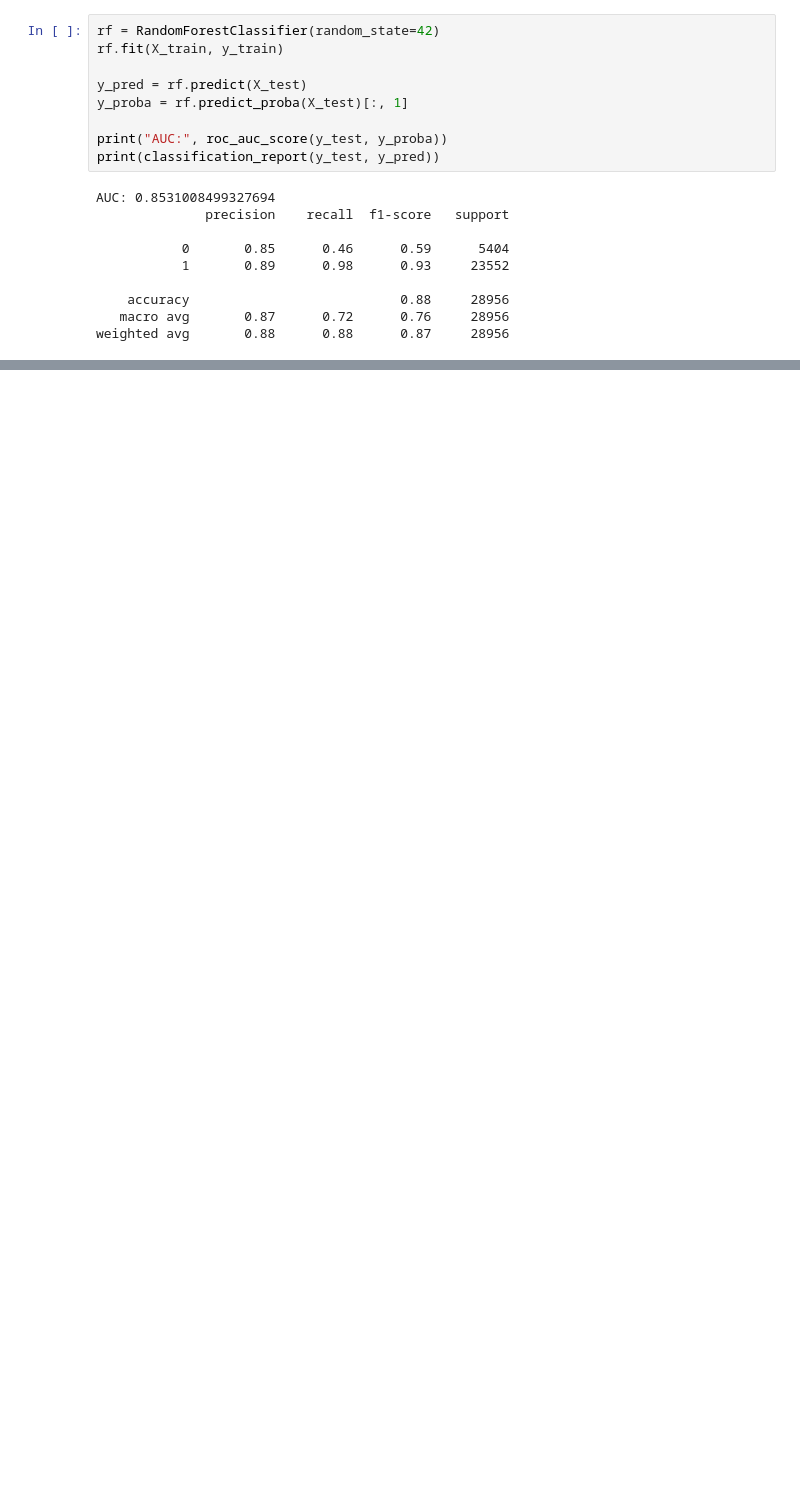
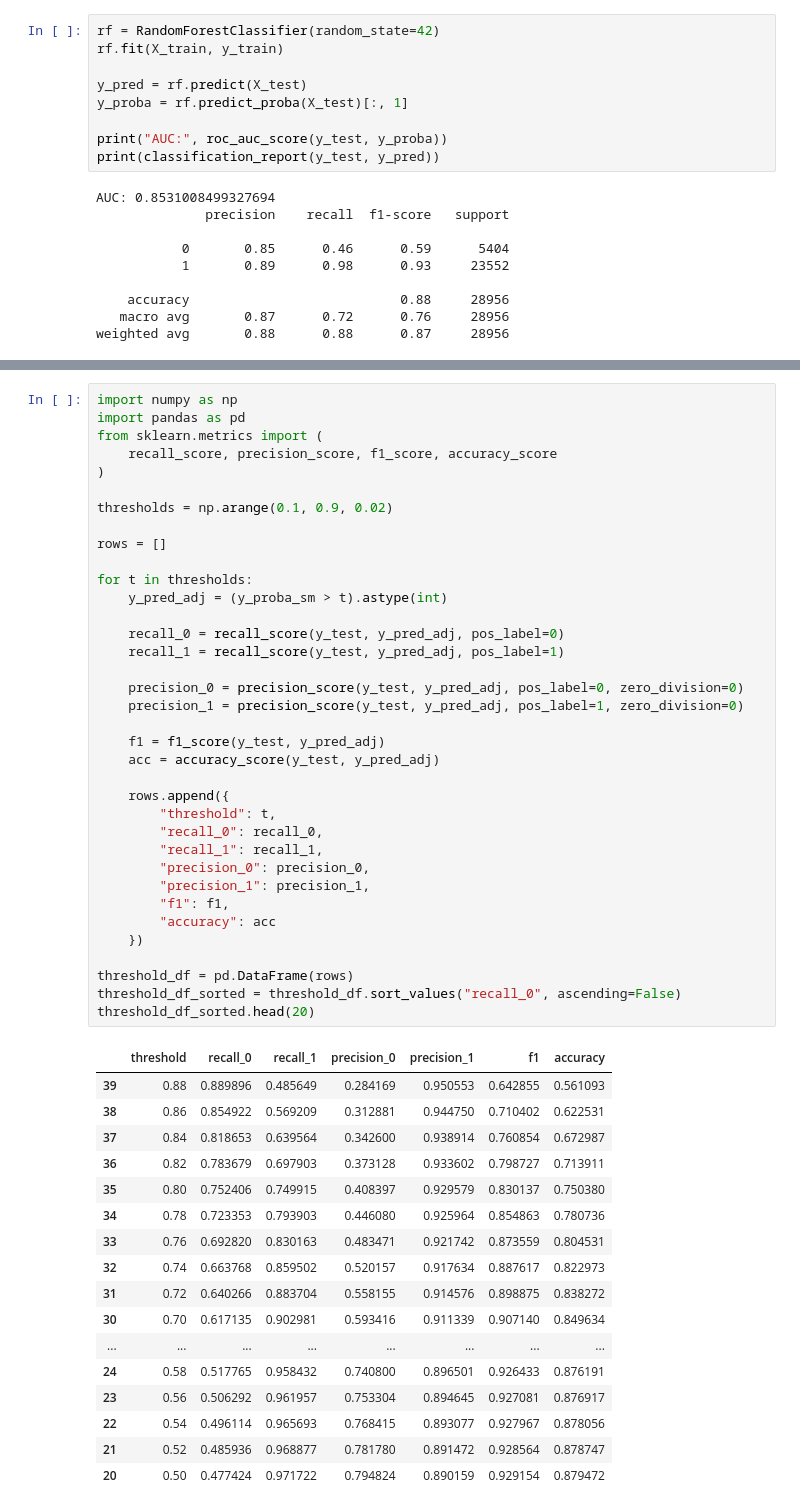
Before and after one commit to miks95/tfm_clinicaltrials, a Jupyter notebook: notebooks/04_modeling_advanced.ipynb, the cells around one changed output, grey strips where cells are left out. Saved outputs shown, nothing was run; the diff lists cells and outputs as text; blank space fills up the shorter version.

```diff
--- a/notebooks/04_modeling_advanced.ipynb
+++ b/notebooks/04_modeling_advanced.ipynb
@@ -185,0 +463,54 @@ xgb_random.best_estimator_.get_booster().get_score(importance_type="gain")
+# %%
+import numpy as np
+import pandas as pd
+from sklearn.metrics import (
+    recall_score, precision_score, f1_score, accuracy_score
+)
+
+thresholds = np.arange(0.1, 0.9, 0.02)
+
+rows = []
+
+for t in thresholds:
+    y_pred_adj = (y_proba_sm > t).astype(int)
+
+    recall_0 = recall_score(y_test, y_pred_adj, pos_label=0)
+    recall_1 = recall_score(y_test, y_pred_adj, pos_label=1)
+
+    precision_0 = precision_score(y_test, y_pred_adj, pos_label=0, zero_division=0)
+    precision_1 = precision_score(y_test, y_pred_adj, pos_label=1, zero_division=0)
+
+    f1 = f1_score(y_test, y_pred_adj)
+    acc = accuracy_score(y_test, y_pred_adj)
+
+    rows.append({
+        "threshold": t,
+        "recall_0": recall_0,
+        "recall_1": recall_1,
+        "precision_0": precision_0,
+        "precision_1": precision_1,
+        "f1": f1,
+        "accuracy": acc
+    })
+
+threshold_df = pd.DataFrame(rows)
+threshold_df_sorted = threshold_df.sort_values("recall_0", ascending=False)
+threshold_df_sorted.head(20)
+# %% [output]
+|  | threshold | recall_0 | recall_1 | precision_0 | precision_1 | f1 | accuracy |
+| 39 | 0.88 | 0.889896 | 0.485649 | 0.284169 | 0.950553 | 0.642855 | 0.561093 |
+| 38 | 0.86 | 0.854922 | 0.569209 | 0.312881 | 0.944750 | 0.710402 | 0.622531 |
+| 37 | 0.84 | 0.818653 | 0.639564 | 0.342600 | 0.938914 | 0.760854 | 0.672987 |
+| 36 | 0.82 | 0.783679 | 0.697903 | 0.373128 | 0.933602 | 0.798727 | 0.713911 |
+| 35 | 0.80 | 0.752406 | 0.749915 | 0.408397 | 0.929579 | 0.830137 | 0.750380 |
+| 34 | 0.78 | 0.723353 | 0.793903 | 0.446080 | 0.925964 | 0.854863 | 0.780736 |
+| 33 | 0.76 | 0.692820 | 0.830163 | 0.483471 | 0.921742 | 0.873559 | 0.804531 |
+| 32 | 0.74 | 0.663768 | 0.859502 | 0.520157 | 0.917634 | 0.887617 | 0.822973 |
+| 31 | 0.72 | 0.640266 | 0.883704 | 0.558155 | 0.914576 | 0.898875 | 0.838272 |
+| 30 | 0.70 | 0.617135 | 0.902981 | 0.593416 | 0.911339 | 0.907140 | 0.849634 |
+| ... | ... | ... | ... | ... | ... | ... | ... |
+| 24 | 0.58 | 0.517765 | 0.958432 | 0.740800 | 0.896501 | 0.926433 | 0.876191 |
+| 23 | 0.56 | 0.506292 | 0.961957 | 0.753304 | 0.894645 | 0.927081 | 0.876917 |
+| 22 | 0.54 | 0.496114 | 0.965693 | 0.768415 | 0.893077 | 0.927967 | 0.878056 |
+| 21 | 0.52 | 0.485936 | 0.968877 | 0.781780 | 0.891472 | 0.928564 | 0.878747 |
+| 20 | 0.50 | 0.477424 | 0.971722 | 0.794824 | 0.890159 | 0.929154 | 0.879472 |
```
Also changed, not shown: parts of 22 cells of this notebook, 3 other files.
